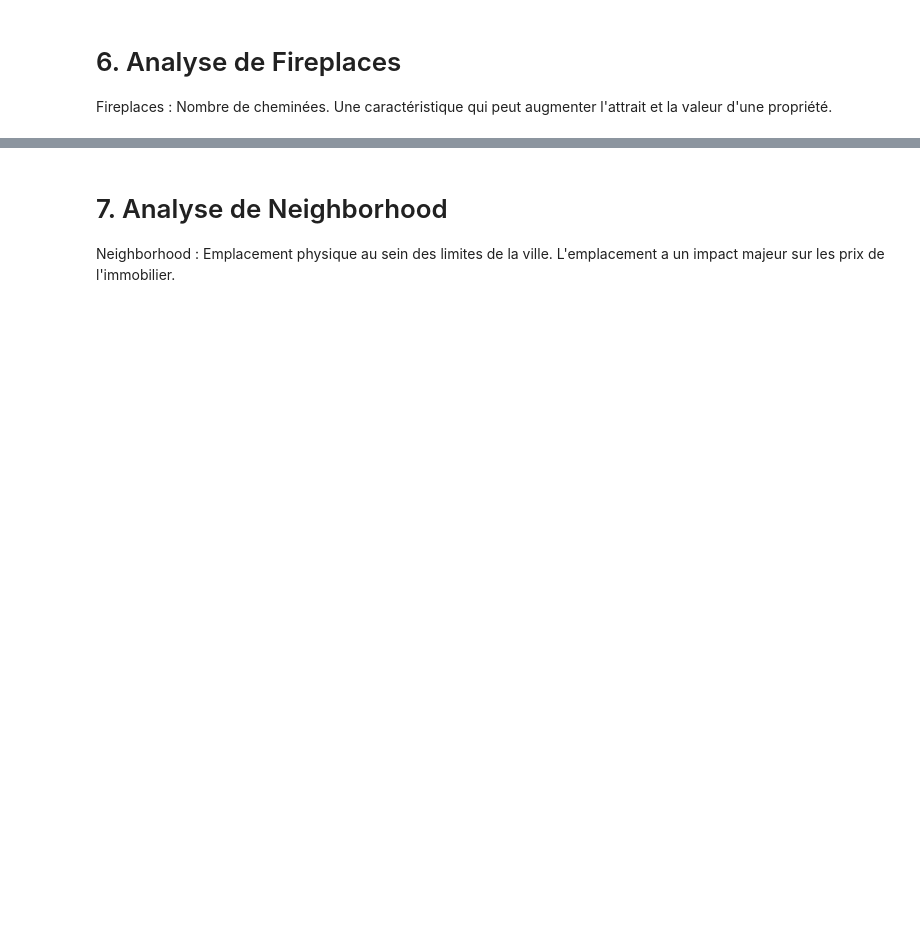
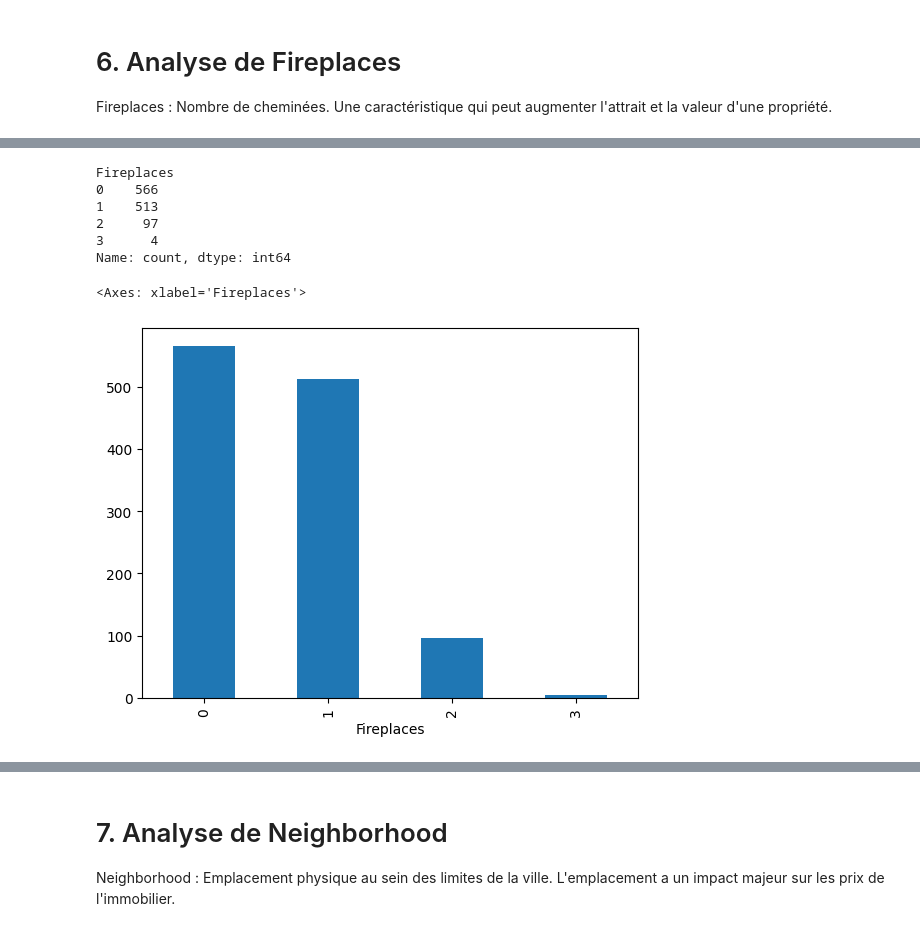
Before and after one commit to SimonGallien/prix-immobilier, a Jupyter notebook: EDA_Univariate.ipynb, the cells around one changed output, grey strips where cells are left out. Saved outputs shown, nothing was run; the diff lists cells and outputs as text; code cells hidden in the pictures; blank space fills up the shorter version.

```diff
--- a/EDA_Univariate.ipynb
+++ b/EDA_Univariate.ipynb
@@ -440,0 +520,14 @@ Fireplaces : Nombre de cheminées. Une caractéristique qui peut augmenter l'att
+# %%
+df["Fireplaces"].value_counts().sort_index()
+# %% [output]
+Fireplaces
+0    566
+1    513
+2     97
+3      4
+Name: count, dtype: int64
+# %%
+df["Fireplaces"].value_counts().sort_index().plot(kind="bar")
+# %% [output]
+<Axes: xlabel='Fireplaces'>
+[figure, added]
```
Also changed, not shown: parts of 38 cells of this notebook.
